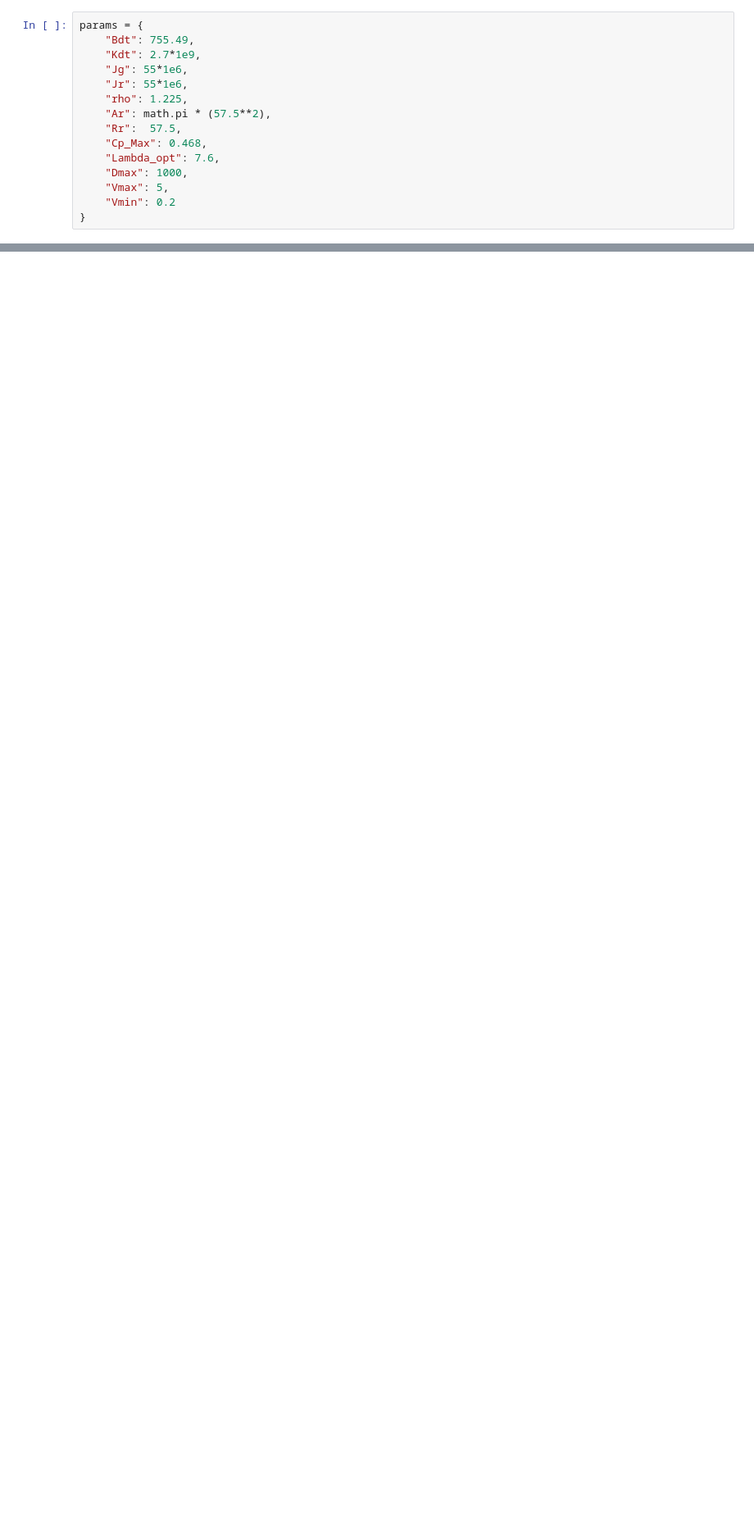
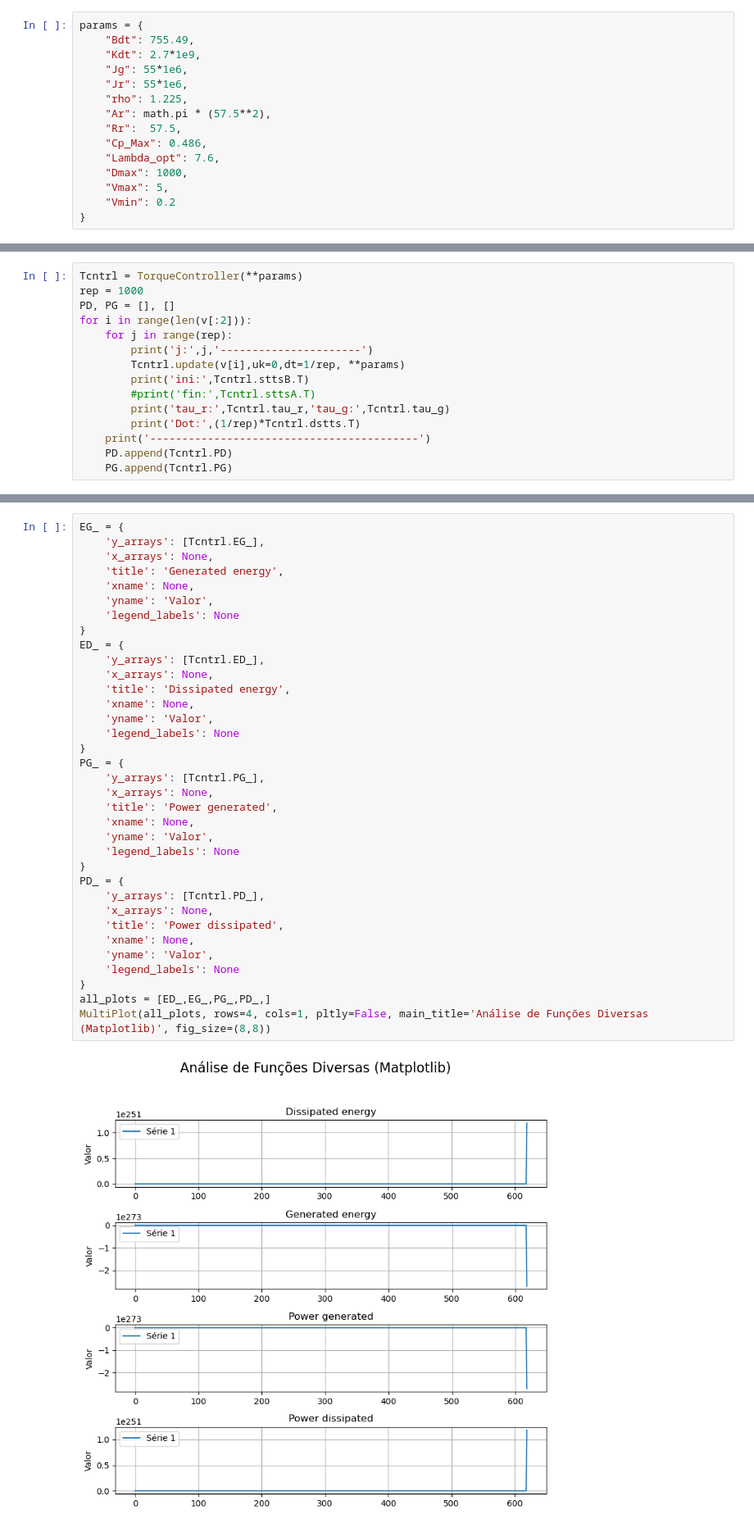
Before and after one commit to cduartes0203/ControleRobustoArtigo, a Jupyter notebook: Artigo_V2.ipynb, the cells around one changed output, grey strips where cells are left out. Shown at 82% size. Saved outputs shown, nothing was run; the diff lists cells and outputs as text; blank space fills up the shorter version.

```diff
--- a/Artigo_V2.ipynb
+++ b/Artigo_V2.ipynb
@@ -60,7 +34,7 @@ params = {
     "rho": 1.225,
     "Ar": math.pi * (57.5**2),
     "Rr":  57.5,
-    "Cp_Max": 0.468,
+    "Cp_Max": 0.486,
     "Lambda_opt": 7.6,
     "Dmax": 1000,
     "Vmax": 5,
@@ -79,0 +66,15 @@ for i in range(len(v[:10000])):
+# %%
+Tcntrl = TorqueController(**params)
+rep = 1000
+PD, PG = [], []
+for i in range(len(v[:2])):
+    for j in range(rep):
+        print('j:',j,'----------------------')
+        Tcntrl.update(v[i],uk=0,dt=1/rep, **params)
+        print('ini:',Tcntrl.sttsB.T)
+        #print('fin:',Tcntrl.sttsA.T)
+        print('tau_r:',Tcntrl.tau_r,'tau_g:',Tcntrl.tau_g)
+        print('Dot:',(1/rep)*Tcntrl.dstts.T)
+    print('------------------------------------------')
+    PD.append(Tcntrl.PD)
+    PG.append(Tcntrl.PG)
@@ -80,3 +84,40 @@ for i in range(len(v[:10000])):
+# %%
+EG_ = {
+    'y_arrays': [Tcntrl.EG_],
+    'x_arrays': None,
+    'title': 'Generated energy',
+    'xname': None,
+    'yname': 'Valor',
+    'legend_labels': None
+}
+ED_ = {
+    'y_arrays': [Tcntrl.ED_],
+    'x_arrays': None,
+    'title': 'Dissipated energy',
+    'xname': None,
+    'yname': 'Valor',
+    'legend_labels': None
+}
+PG_ = {
+    'y_arrays': [Tcntrl.PG_],
+    'x_arrays': None,
+    'title': 'Power generated',
+    'xname': None,
+    'yname': 'Valor',
+    'legend_labels': None
+}
+PD_ = {
+    'y_arrays': [Tcntrl.PD_],
+    'x_arrays': None,
+    'title': 'Power dissipated',
+    'xname': None,
+    'yname': 'Valor',
+    'legend_labels': None
+}
+all_plots = [ED_,EG_,PG_,PD_,]
+MultiPlot(all_plots, rows=4, cols=1, pltly=False, main_title='Análise de Funções Diversas (Matplotlib)', fig_size=(8,8))
+# %% [output]
+[figure, added]
 # %%
 i = 0
 TorqueController_ = TorqueController(**params)
```
Also changed, not shown: parts of 9 cells of this notebook, 1 other file.
